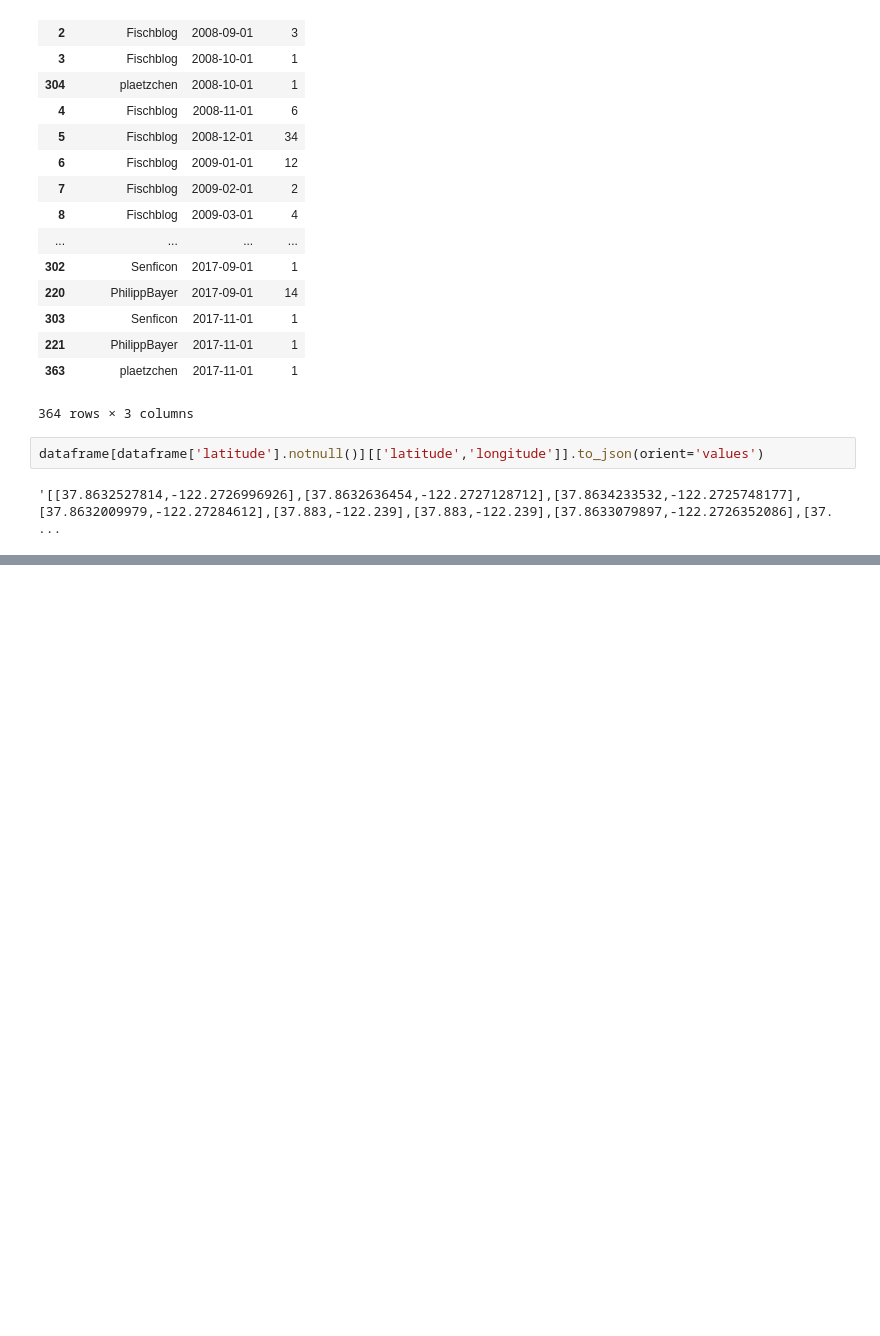
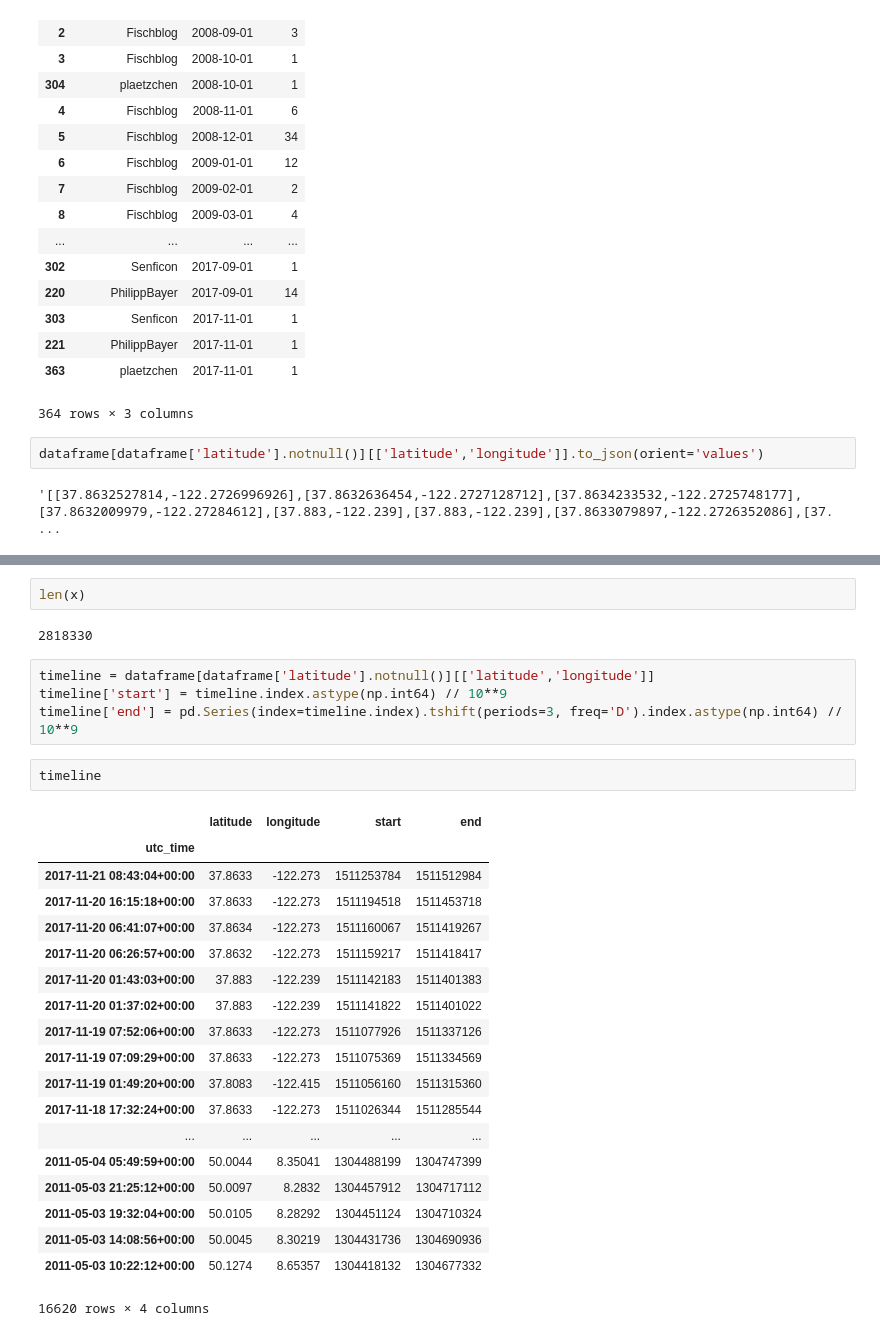
Before and after one commit to gedankenstuecke/twitter-analyser, a Jupyter notebook: archive-analyser.ipynb, the cells around one changed output, grey strips where cells are left out. Cells and saved outputs as stored; diff of their text form; blank space fills up the shorter version.

Commit message:
dynamic timeline

```diff
--- a/archive-analyser.ipynb
+++ b/archive-analyser.ipynb
@@ -463,0 +487,30 @@ dataframe[dataframe['latitude'].notnull()][['latitude','longitude']].to_json(ori
+# %%
+len(x)
+# %% [output]
+2818330
+# %%
+timeline = dataframe[dataframe['latitude'].notnull()][['latitude','longitude']]
+timeline['start'] = timeline.index.astype(np.int64) // 10**9
+timeline['end'] = pd.Series(index=timeline.index).tshift(periods=3, freq='D').index.astype(np.int64) // 10**9
+# %%
+timeline
+# %% [output]
+|  | latitude | longitude | start | end |
+| utc_time |  |  |  |  |
+| 2017-11-21 08:43:04+00:00 | 37.8633 | -122.273 | 1511253784 | 1511512984 |
+| 2017-11-20 16:15:18+00:00 | 37.8633 | -122.273 | 1511194518 | 1511453718 |
+| 2017-11-20 06:41:07+00:00 | 37.8634 | -122.273 | 1511160067 | 1511419267 |
+| 2017-11-20 06:26:57+00:00 | 37.8632 | -122.273 | 1511159217 | 1511418417 |
+| 2017-11-20 01:43:03+00:00 | 37.883 | -122.239 | 1511142183 | 1511401383 |
+| 2017-11-20 01:37:02+00:00 | 37.883 | -122.239 | 1511141822 | 1511401022 |
+| 2017-11-19 07:52:06+00:00 | 37.8633 | -122.273 | 1511077926 | 1511337126 |
+| 2017-11-19 07:09:29+00:00 | 37.8633 | -122.273 | 1511075369 | 1511334569 |
+| 2017-11-19 01:49:20+00:00 | 37.8083 | -122.415 | 1511056160 | 1511315360 |
+| 2017-11-18 17:32:24+00:00 | 37.8633 | -122.273 | 1511026344 | 1511285544 |
+| ... | ... | ... | ... | ... |
+| 2011-05-04 05:49:59+00:00 | 50.0044 | 8.35041 | 1304488199 | 1304747399 |
+| 2011-05-03 21:25:12+00:00 | 50.0097 | 8.2832 | 1304457912 | 1304717112 |
+| 2011-05-03 19:32:04+00:00 | 50.0105 | 8.28292 | 1304451124 | 1304710324 |
+| 2011-05-03 14:08:56+00:00 | 50.0045 | 8.30219 | 1304431736 | 1304690936 |
+| 2011-05-03 10:22:12+00:00 | 50.1274 | 8.65357 | 1304418132 | 1304677332 |
+16620 rows × 4 columns
```
Also changed, not shown: parts of 3 cells of this notebook, 4 other files.
